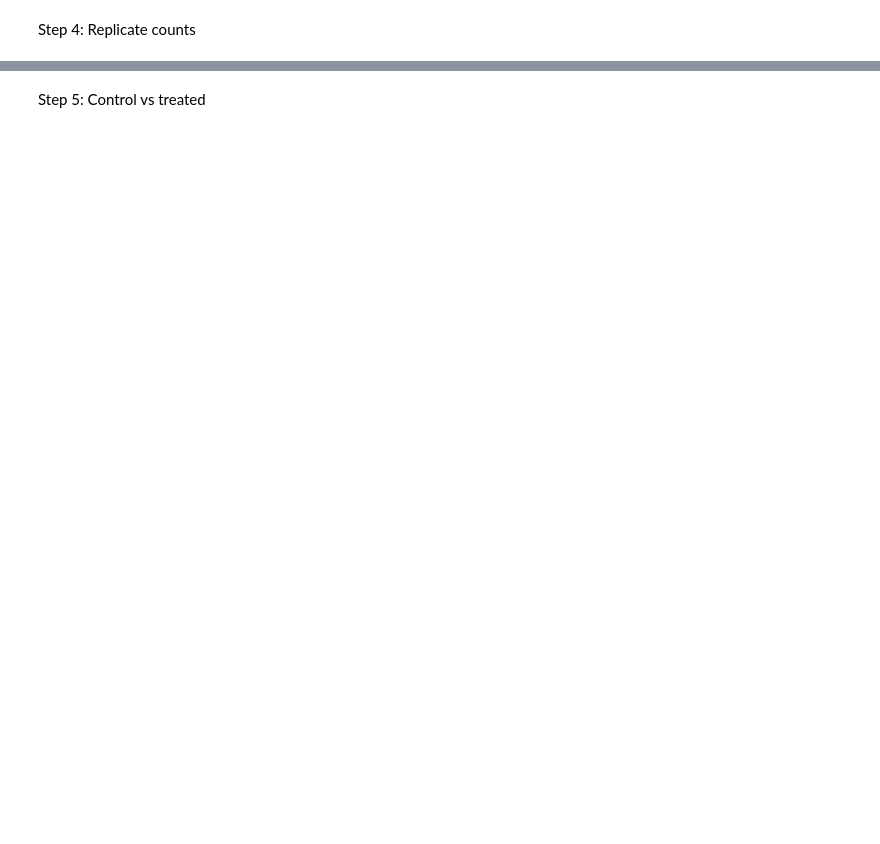
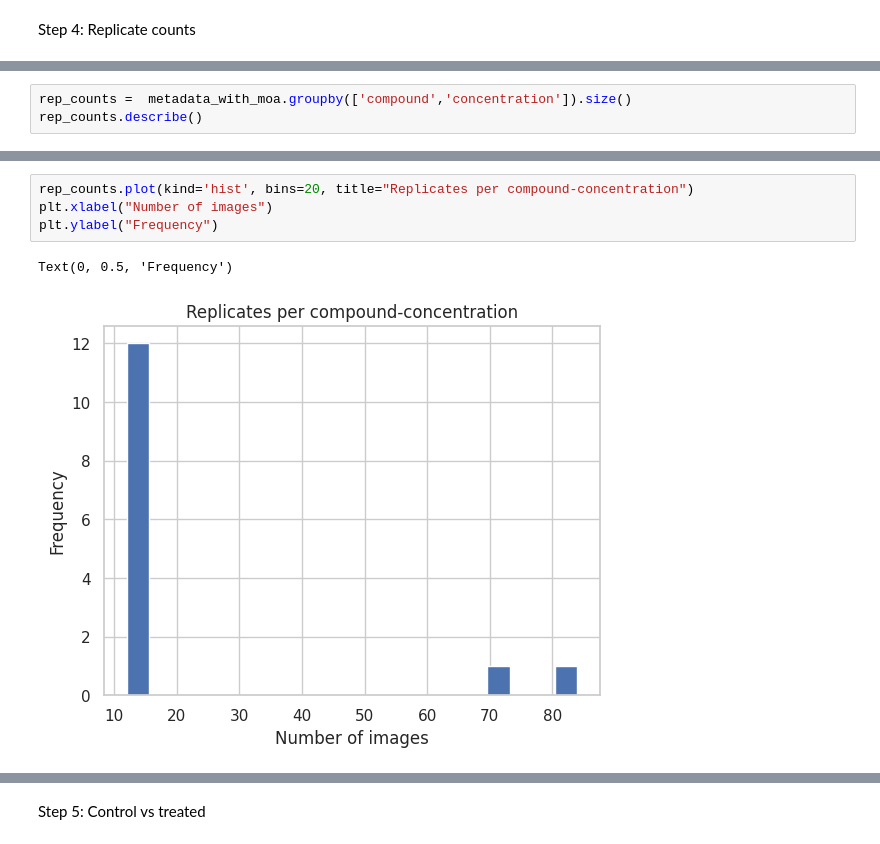
Before and after one commit to saamm/microscopy_self_supervised_learning, a Jupyter notebook: notebooks/2_metadata_analysis.ipynb, the cells around one changed output, grey strips where cells are left out. Drawn from its saved outputs; the diff is of its cells as text; blank space fills up the shorter version.

```diff
--- a/notebooks/2_metadata_analysis.ipynb
+++ b/notebooks/2_metadata_analysis.ipynb
@@ -124,0 +159,3 @@ metadata.groupby(['CompoundName','Concentration']).size()
+# %%
+rep_counts =  metadata_with_moa.groupby(['compound','concentration']).size()
+rep_counts.describe()
@@ -124,0 +173,7 @@ metadata.groupby(['CompoundName','Concentration']).size()
+# %%
+rep_counts.plot(kind='hist', bins=20, title="Replicates per compound-concentration")
+plt.xlabel("Number of images")
+plt.ylabel("Frequency")
+# %% [output]
+Text(0, 0.5, 'Frequency')
+[figure, added]
```
Also changed, not shown: parts of 20 cells of this notebook.
